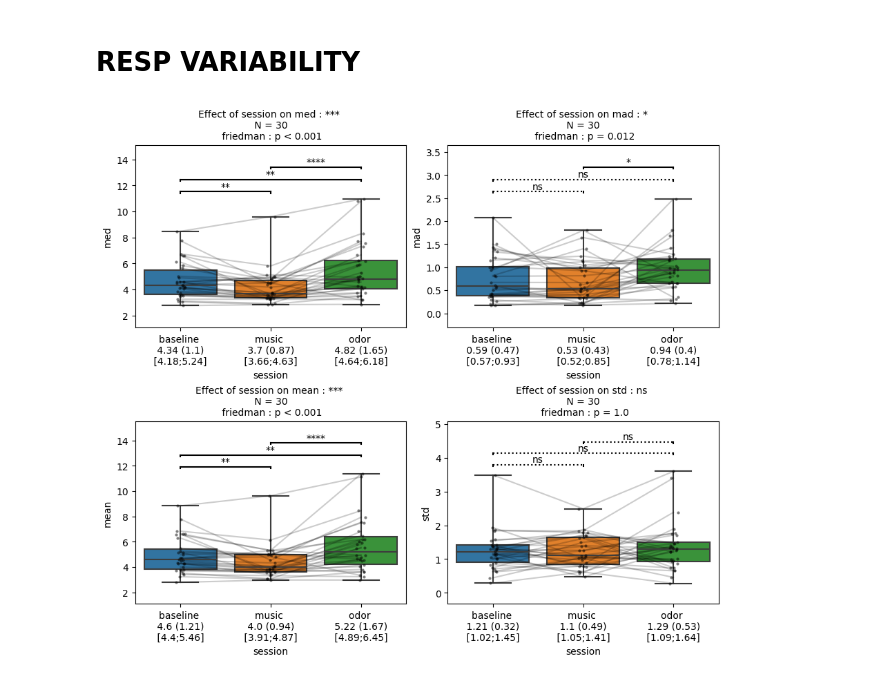
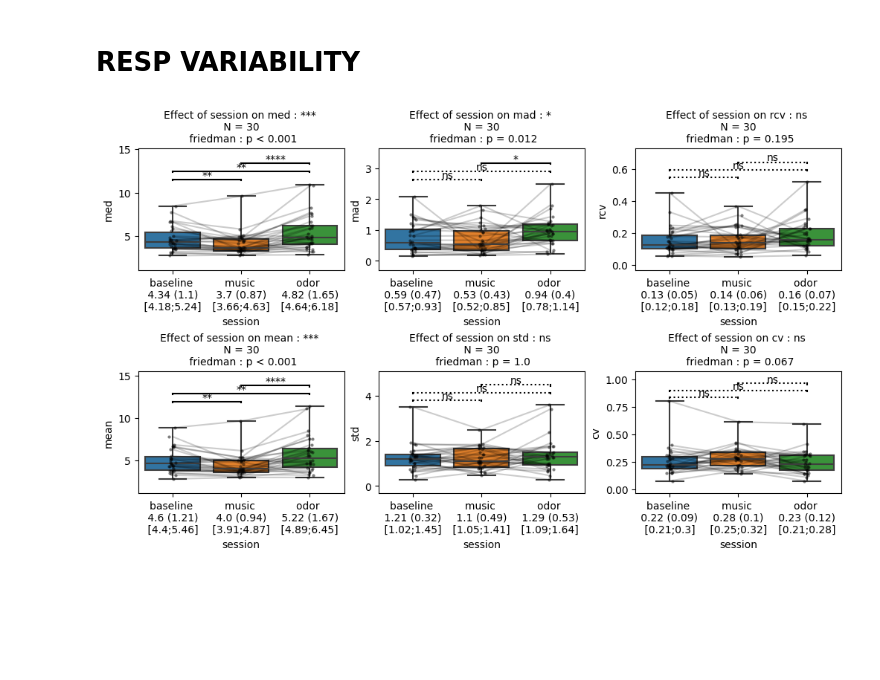
Before and after one commit to ValentinGhibaudo/Emosens_3, a Jupyter notebook: stats_resp_features.ipynb, the cells around one changed output. Drawn from its saved outputs; the diff is of its cells as text; code cells hidden in the pictures; blank space fills up the shorter version.

```diff
--- a/stats_resp_features.ipynb
+++ b/stats_resp_features.ipynb
@@ -259,17 +259,20 @@ for participant in resp['participant'].unique():
         data = resp_variability.loc[(participant,session),metric]
         med, mad = physio.compute_median_mad(data)
         mean, std = np.mean(data), np.std(data)
-        rows.append([participant,session, med, mad, mean, std])
-res = pd.DataFrame(rows, columns = ['participant','session','med','mad','mean','std'])
+        cv = std / mean
+        rcv = mad / med
+        rows.append([participant,session, med, mad, rcv, mean, std, cv])
+res = pd.DataFrame(rows, columns = ['participant','session','med','mad','rcv','mean','std','cv'])
 # %%
-metrics = ['med','mad','mean','std']
+metrics = ['med','mad','rcv','mean','std','cv']
 nrows = 2
-ncols = 2
+ncols = 3
 subplots = gh.attribute_subplots(metrics, nrows, ncols)
-fig, axs = plt.subplots(nrows=nrows, ncols = ncols, figsize = (9, 8), constrained_layout = True)
+fig, axs = plt.subplots(nrows=nrows, ncols = ncols, figsize = (10, 6), constrained_layout = True)
 for metric, subplot in subplots.items():
     ax = axs[subplot[0], subplot[1]]
     gh.auto_stats(df = res, predictor = 'session', outcome = metric, subject = 'participant', ax=ax, transform = False)
+# fig.savefig(base_folder / 'Figures' / 'resp_features' / 'resp_variability.png', dpi = 500, bbox_inches = 'tight')
 plt.show()
 # %% [output]
-[figure, old version]
+[figure, new version]
```
Also changed, not shown: parts of 3 cells of this notebook, 1 other file.
